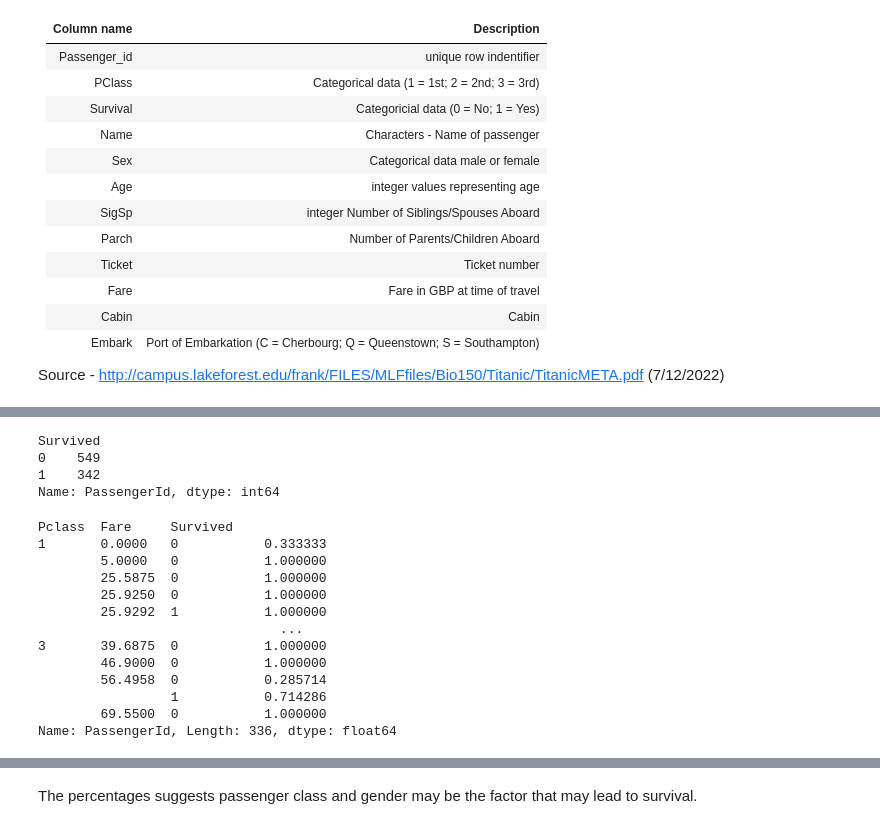
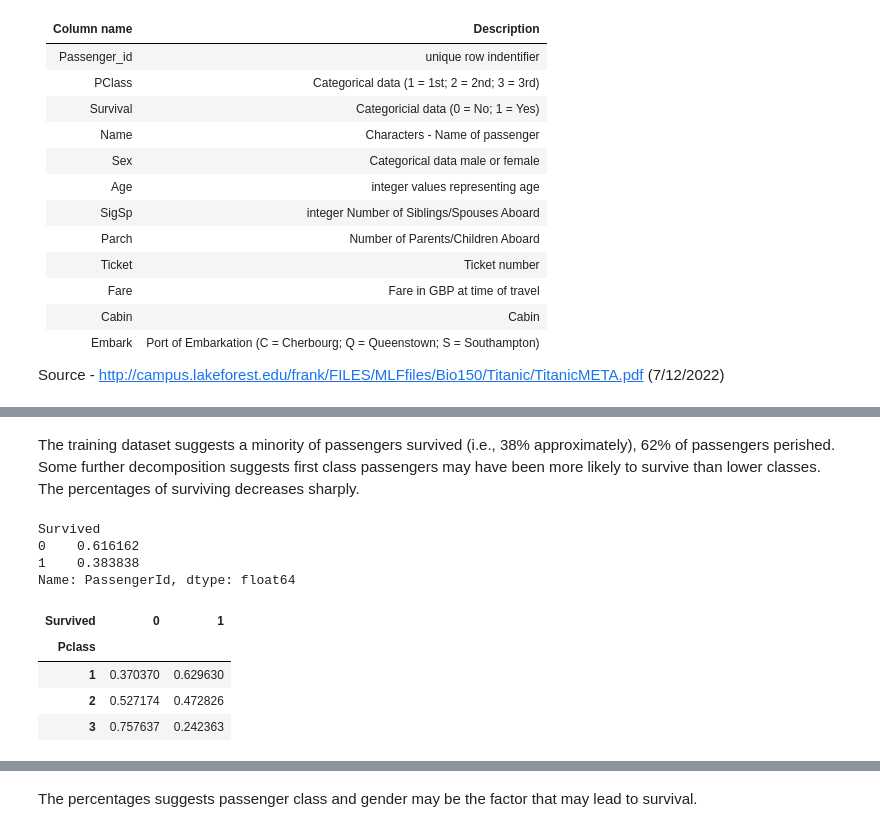
Before and after one commit to patRyserWelch8/KaggleTitanic, a Jupyter notebook: titanic.ipynb, the cells around one changed output, grey strips where cells are left out. Cells and saved outputs as stored; diff of their text form; code cells hidden in the pictures.

```diff
--- a/titanic.ipynb
+++ b/titanic.ipynb
@@ -204,28 +197,22 @@ We explore the survival characteristics using several combinations of columns.
+# %% [markdown]
+The training dataset suggests a minority of passengers survived (i.e., 38% approximately), 62% of passengers perished. Some further decomposition suggests first class passengers may have been more likely to survive than lower classes. The percentages of surviving decreases sharply.
 # %%
-temp =  titanic_train.groupby(["Survived"]).count()["PassengerId"]
-temp
+titanic_train.groupby(["Survived"]).count()["PassengerId"]/titanic_train.shape[0]
 # %% [output]
 Survived
-0    549
-1    342
-Name: PassengerId, dtype: int64
+0    0.616162
+1    0.383838
+Name: PassengerId, dtype: float64
 # %%
-temp =  titanic_train.groupby(["Pclass","Fare","Survived"]).count()["PassengerId"]
-temp.groupby(level=1).apply(lambda x:  x / float(x.sum()))
+temp =  titanic_train.groupby(["Pclass","Survived"]).count()["PassengerId"]
+temp = temp.groupby(level=0).apply(lambda x:  x / float(x.sum()))
+temp.unstack()
 # %% [output]
-Pclass  Fare     Survived
-1       0.0000   0           0.333333
-        5.0000   0           1.000000
-        25.5875  0           1.000000
-        25.9250  0           1.000000
-        25.9292  1           1.000000
-                               ...
-3       39.6875  0           1.000000
-        46.9000  0           1.000000
-        56.4958  0           0.285714
-                 1           0.714286
-        69.5500  0           1.000000
-Name: PassengerId, Length: 336, dtype: float64
+| Survived | 0 | 1 |
+| Pclass |  |  |
+| 1 | 0.370370 | 0.629630 |
+| 2 | 0.527174 | 0.472826 |
+| 3 | 0.757637 | 0.242363 |
 # %%
 temp =  titanic_train.groupby(["Embarked","Survived"]).count()["PassengerId"]
 temp.groupby(level=0).apply(lambda x:  x / float(x.sum()))
```
Also changed, not shown: parts of 221 cells of this notebook.
